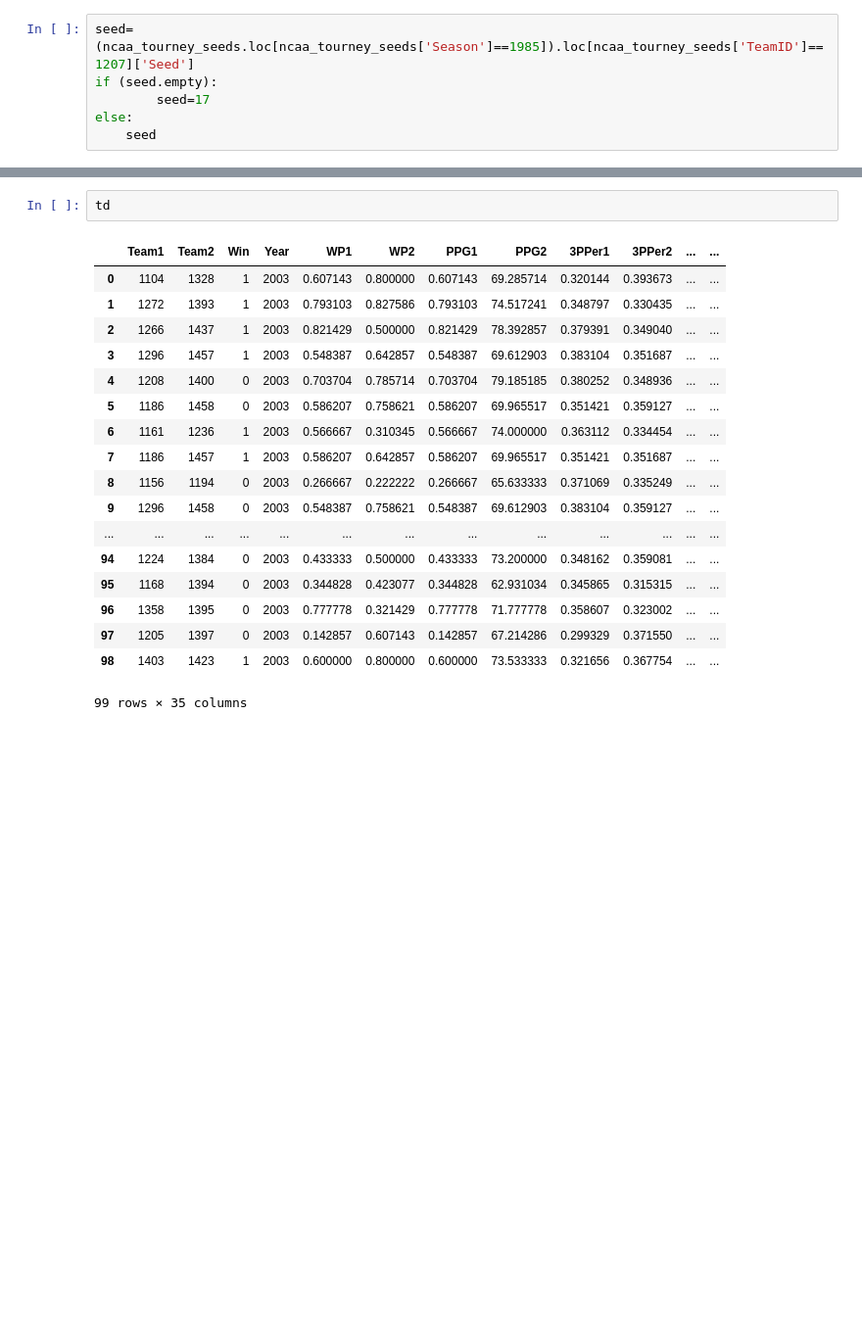
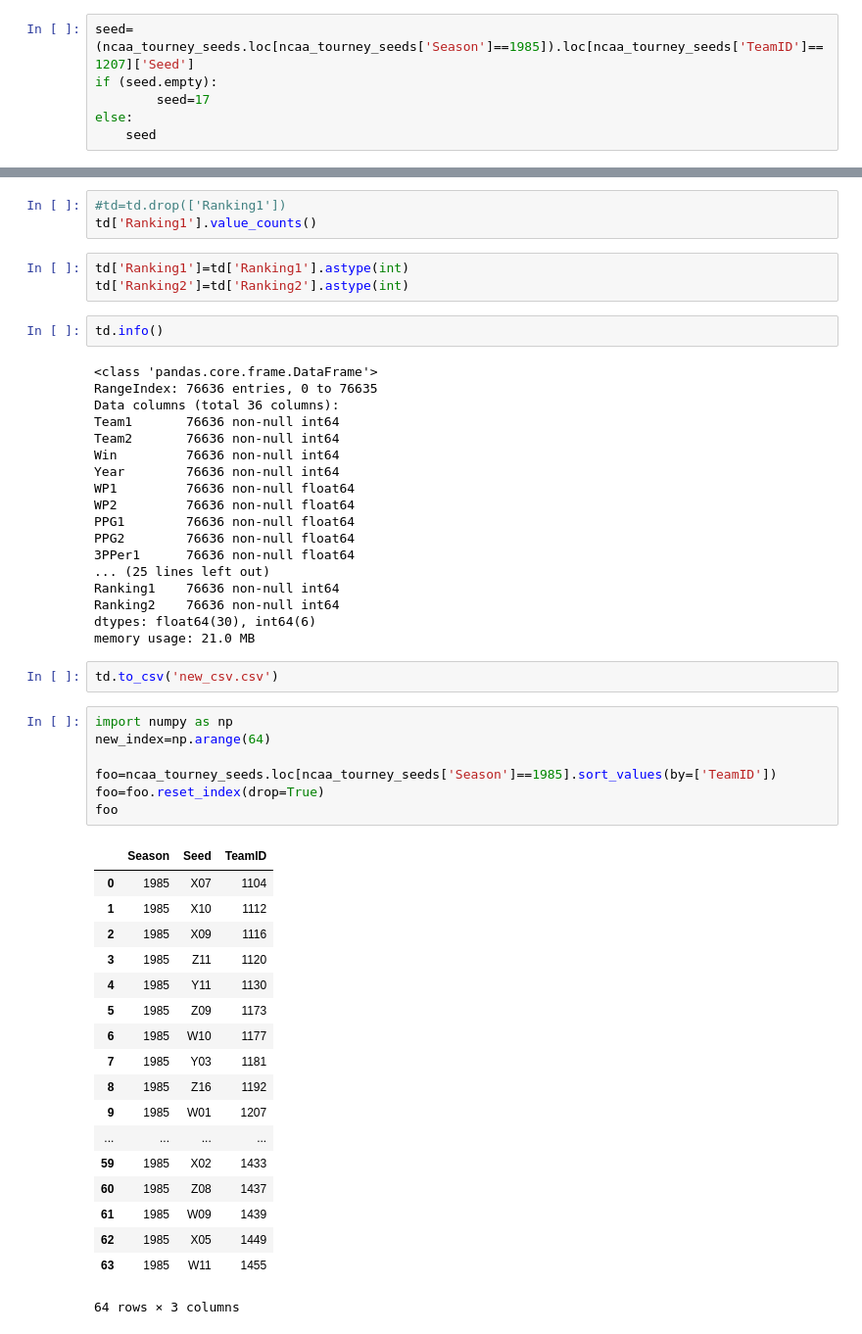
Before and after one commit to frankbreetz/Kaggle, a Jupyter notebook: Google Cloud & NCAA® ML Competition 2018-Men's/NCAA® ML Competition 2018-Men's.ipynb, the cells around one changed output, grey strips where cells are left out. Shown: that part at 98% size. Saved outputs shown, nothing was run; the diff lists cells and outputs as text; blank space fills up the shorter version.

```diff
--- a/Google Cloud & NCAA® ML Competition 2018-Men's/NCAA® ML Competition 2018-Men's.ipynb
+++ b/Google Cloud & NCAA® ML Competition 2018-Men's/NCAA® ML Competition 2018-Men's.ipynb
@@ -834,21 +809,54 @@ str(seed[0])
+# %%
+#td=td.drop(['Ranking1'])
+td['Ranking1'].value_counts()
+# %%
+td['Ranking1']=td['Ranking1'].astype(int)
+td['Ranking2']=td['Ranking2'].astype(int)
 # %%
-td
+td.info()
 # %% [output]
-|  | Team1 | Team2 | Win | Year | WP1 | WP2 | PPG1 | PPG2 | 3PPer1 | 3PPer2 | ... | ... |
-| 0 | 1104 | 1328 | 1 | 2003 | 0.607143 | 0.800000 | 0.607143 | 69.285714 | 0.320144 | 0.393673 | ... | ... |
-| 1 | 1272 | 1393 | 1 | 2003 | 0.793103 | 0.827586 | 0.793103 | 74.517241 | 0.348797 | 0.330435 | ... | ... |
-| 2 | 1266 | 1437 | 1 | 2003 | 0.821429 | 0.500000 | 0.821429 | 78.392857 | 0.379391 | 0.349040 | ... | ... |
-| 3 | 1296 | 1457 | 1 | 2003 | 0.548387 | 0.642857 | 0.548387 | 69.612903 | 0.383104 | 0.351687 | ... | ... |
-| 4 | 1208 | 1400 | 0 | 2003 | 0.703704 | 0.785714 | 0.703704 | 79.185185 | 0.380252 | 0.348936 | ... | ... |
-| 5 | 1186 | 1458 | 0 | 2003 | 0.586207 | 0.758621 | 0.586207 | 69.965517 | 0.351421 | 0.359127 | ... | ... |
-| 6 | 1161 | 1236 | 1 | 2003 | 0.566667 | 0.310345 | 0.566667 | 74.000000 | 0.363112 | 0.334454 | ... | ... |
-| 7 | 1186 | 1457 | 1 | 2003 | 0.586207 | 0.642857 | 0.586207 | 69.965517 | 0.351421 | 0.351687 | ... | ... |
-| 8 | 1156 | 1194 | 0 | 2003 | 0.266667 | 0.222222 | 0.266667 | 65.633333 | 0.371069 | 0.335249 | ... | ... |
-| 9 | 1296 | 1458 | 0 | 2003 | 0.548387 | 0.758621 | 0.548387 | 69.612903 | 0.383104 | 0.359127 | ... | ... |
-| ... | ... | ... | ... | ... | ... | ... | ... | ... | ... | ... | ... | ... |
-| 94 | 1224 | 1384 | 0 | 2003 | 0.433333 | 0.500000 | 0.433333 | 73.200000 | 0.348162 | 0.359081 | ... | ... |
-| 95 | 1168 | 1394 | 0 | 2003 | 0.344828 | 0.423077 | 0.344828 | 62.931034 | 0.345865 | 0.315315 | ... | ... |
-| 96 | 1358 | 1395 | 0 | 2003 | 0.777778 | 0.321429 | 0.777778 | 71.777778 | 0.358607 | 0.323002 | ... | ... |
-| 97 | 1205 | 1397 | 0 | 2003 | 0.142857 | 0.607143 | 0.142857 | 67.214286 | 0.299329 | 0.371550 | ... | ... |
-| 98 | 1403 | 1423 | 1 | 2003 | 0.600000 | 0.800000 | 0.600000 | 73.533333 | 0.321656 | 0.367754 | ... | ... |
-99 rows × 35 columns
+<class 'pandas.core.frame.DataFrame'>
+RangeIndex: 76636 entries, 0 to 76635
+Data columns (total 36 columns):
+Team1       76636 non-null int64
+Team2       76636 non-null int64
+Win         76636 non-null int64
+Year        76636 non-null int64
+WP1         76636 non-null float64
+WP2         76636 non-null float64
+PPG1        76636 non-null float64
+PPG2        76636 non-null float64
+3PPer1      76636 non-null float64
+... (25 lines left out)
+Ranking1    76636 non-null int64
+Ranking2    76636 non-null int64
+dtypes: float64(30), int64(6)
+memory usage: 21.0 MB
+# %%
+td.to_csv('new_csv.csv')
+# %%
+import numpy as np
+new_index=np.arange(64)
+
+foo=ncaa_tourney_seeds.loc[ncaa_tourney_seeds['Season']==1985].sort_values(by=['TeamID'])
+foo=foo.reset_index(drop=True)
+foo
+# %% [output]
+|  | Season | Seed | TeamID |
+| 0 | 1985 | X07 | 1104 |
+| 1 | 1985 | X10 | 1112 |
+| 2 | 1985 | X09 | 1116 |
+| 3 | 1985 | Z11 | 1120 |
+| 4 | 1985 | Y11 | 1130 |
+| 5 | 1985 | Z09 | 1173 |
+| 6 | 1985 | W10 | 1177 |
+| 7 | 1985 | Y03 | 1181 |
+| 8 | 1985 | Z16 | 1192 |
+| 9 | 1985 | W01 | 1207 |
+| ... | ... | ... | ... |
+| 59 | 1985 | X02 | 1433 |
+| 60 | 1985 | Z08 | 1437 |
+| 61 | 1985 | W09 | 1439 |
+| 62 | 1985 | X05 | 1449 |
+| 63 | 1985 | W11 | 1455 |
+64 rows × 3 columns
```
Also changed, not shown: parts of 25 cells of this notebook, 2 other files.
